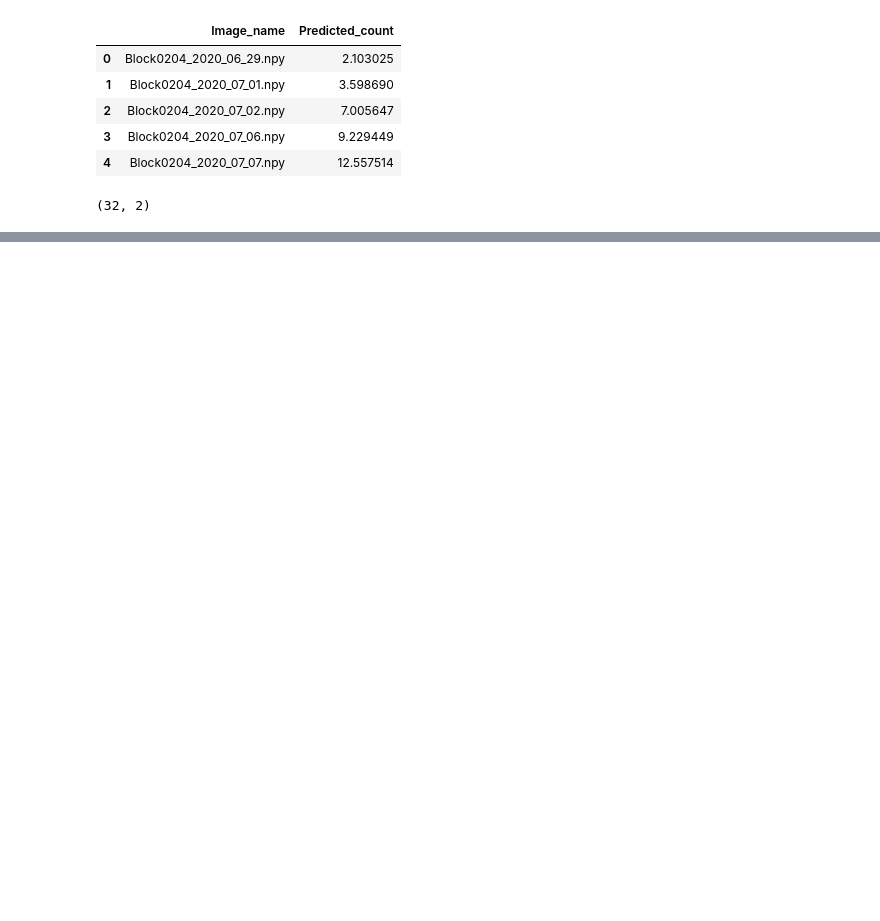
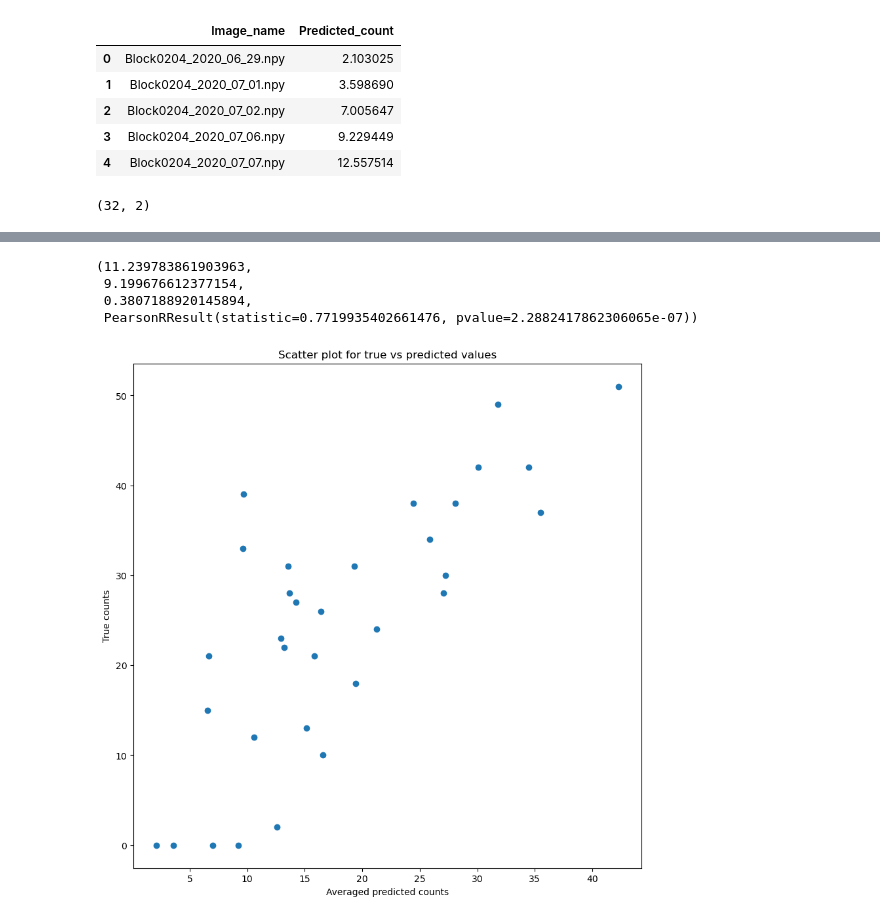
Before and after one commit to Gayara-Fernando/TN_mc_dropout, a Jupyter notebook: Prediction_validation_data_for_calibration_model.ipynb, the cells around one changed output, grey strips where cells are left out. Saved outputs shown, nothing was run; the diff lists cells and outputs as text; code cells hidden in the pictures; blank space fills up the shorter version.

Commit message:
Add the code for predictions for the validation data from the TN model. The predicted values here are the normalized counts

```diff
--- a/Prediction_validation_data_for_calibration_model.ipynb
+++ b/Prediction_validation_data_for_calibration_model.ipynb
@@ -216,4 +216,4 @@ Predicted_values_df.shape
 (32, 2)
 # %%
 # import the true validation counts
-True_valid_counts_df = pd.read_csv("True_tassel_counts/test_data/true_test_counts_blk_13.csv")
+True_valid_counts_df = pd.read_csv("True_tassel_counts/all_data/final_valid_true_counts.csv")
@@ -219,0 +238,16 @@ True_valid_counts_df = pd.read_csv("True_tassel_counts/test_data/true_test_count
+# %%
+rmse, mae, R2, corr
+# %% [output]
+(11.239783861903963,
+ 9.199676612377154,
+ 0.3807188920145894,
+ PearsonRResult(statistic=0.7719935402661476, pvalue=2.2882417862306065e-07))
+# %%
+plt.figure(figsize = (10,10))
+plt.scatter( Predicted_values_df['Predicted_count'], True_valid_counts_df['true_count'])
+plt.title("Scatter plot for true vs predicted values")
+plt.xlabel("Averaged predicted counts")
+plt.ylabel("True counts")
+plt.show()
+# %% [output]
+[figure, added]
```
Also changed, not shown: parts of 9 cells of this notebook.
